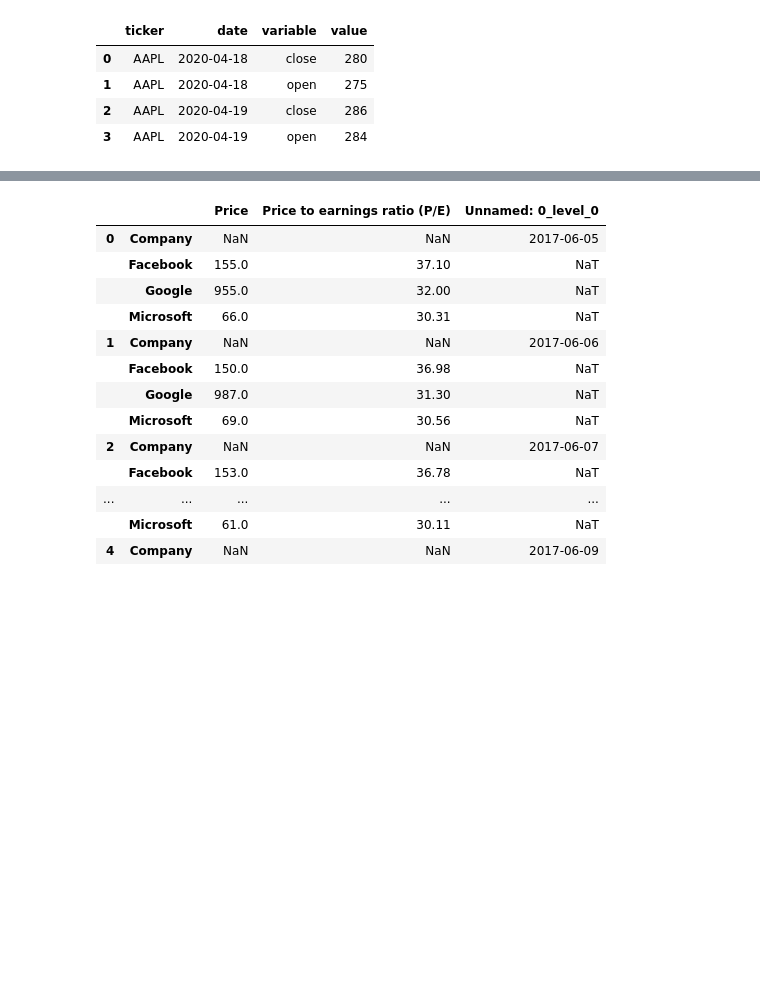
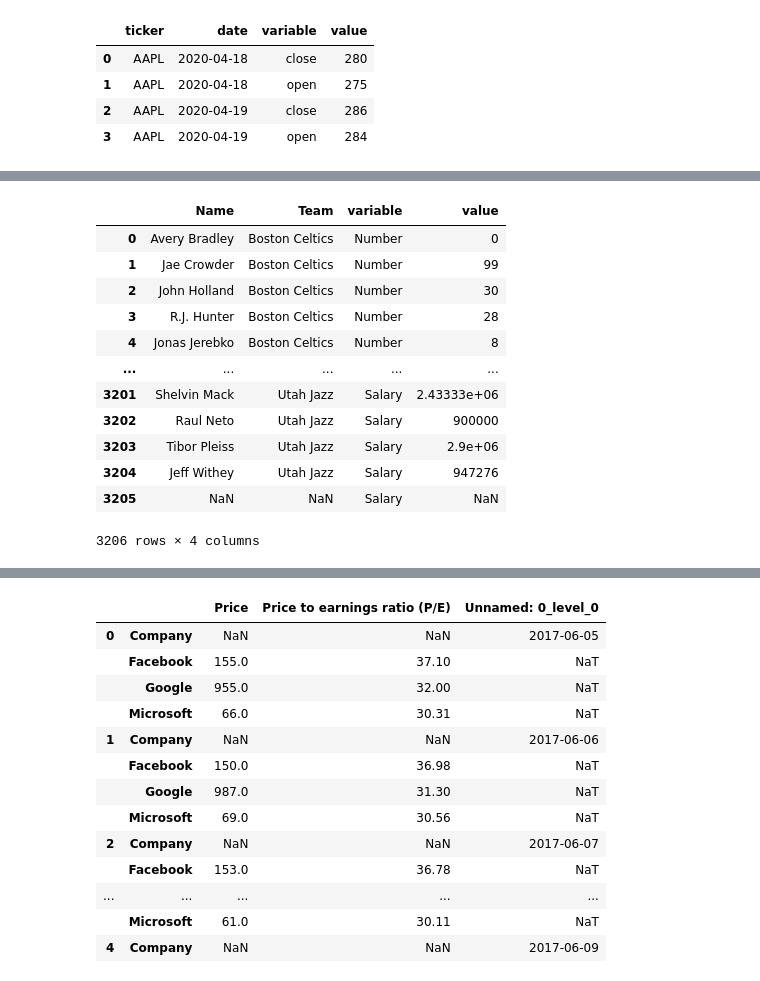
Before and after one commit to dariushazimi/notebooks, a Jupyter notebook: Reshaping-data-with-Pandas.ipynb, the cells around one changed output, grey strips where cells are left out. Drawn from its saved outputs; the diff is of its cells as text; code cells hidden in the pictures; blank space fills up the shorter version.

```diff
--- a/Reshaping-data-with-Pandas.ipynb
+++ b/Reshaping-data-with-Pandas.ipynb
@@ -164,0 +230,17 @@ df_wide.stack().reset_index()
+# %%
+df_nba_melt = df_nba.melt(id_vars =['Name', 'Team'])
+df_nba_melt
+# %% [output]
+|  | Name | Team | variable | value |
+| 0 | Avery Bradley | Boston Celtics | Number | 0 |
+| 1 | Jae Crowder | Boston Celtics | Number | 99 |
+| 2 | John Holland | Boston Celtics | Number | 30 |
+| 3 | R.J. Hunter | Boston Celtics | Number | 28 |
+| 4 | Jonas Jerebko | Boston Celtics | Number | 8 |
+| ... | ... | ... | ... | ... |
+| 3201 | Shelvin Mack | Utah Jazz | Salary | 2.43333e+06 |
+| 3202 | Raul Neto | Utah Jazz | Salary | 900000 |
+| 3203 | Tibor Pleiss | Utah Jazz | Salary | 2.9e+06 |
+| 3204 | Jeff Withey | Utah Jazz | Salary | 947276 |
+| 3205 | NaN | NaN | Salary | NaN |
+3206 rows × 4 columns
```
Also changed, not shown: parts of 15 cells of this notebook.
